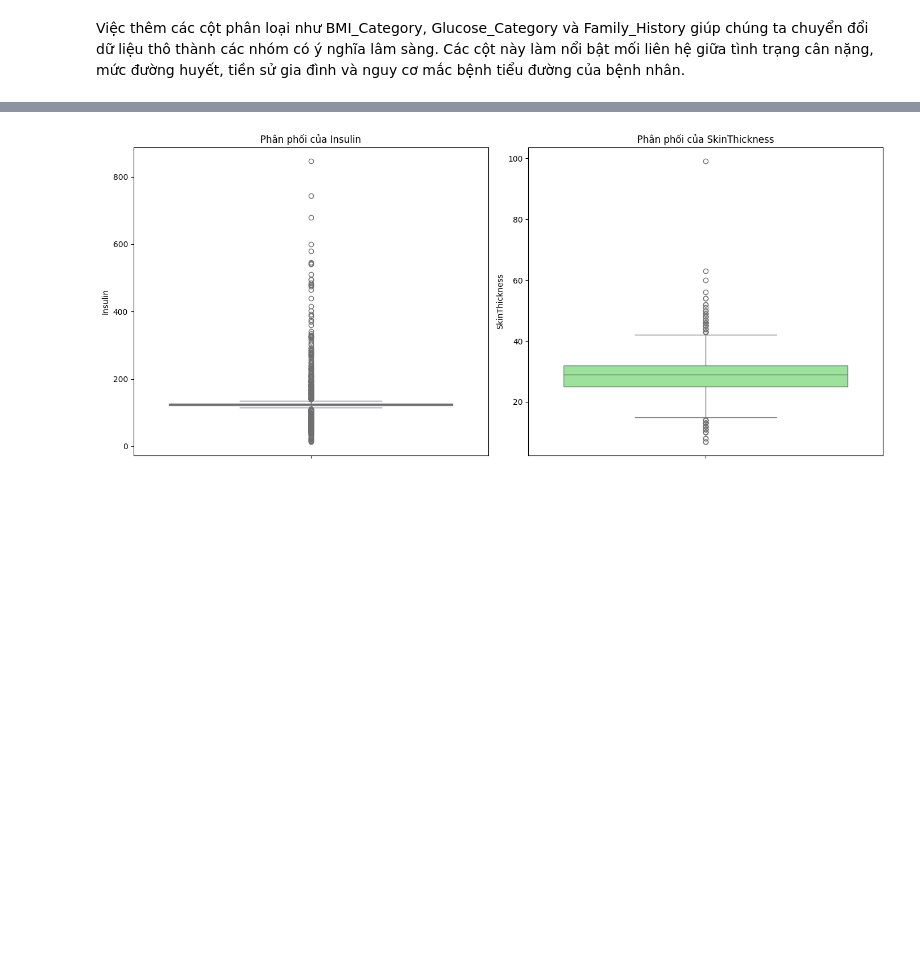
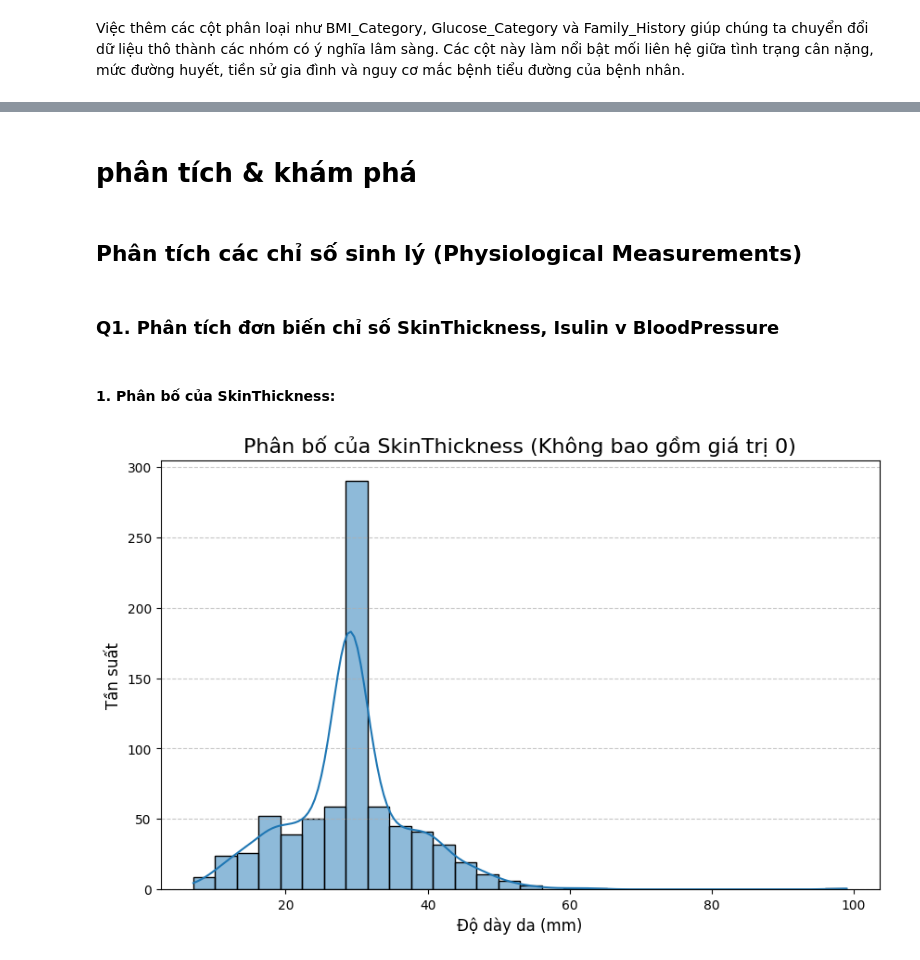
Before and after one commit to Mint0511/PTDL-25-26, a Jupyter notebook: hiep_3122410110_diabetes.ipynb, the cells around one changed output, grey strips where cells are left out. Drawn from its saved outputs; the diff is of its cells as text; code cells hidden in the pictures; blank space fills up the shorter version.

Commit message:
sửa file cá nhân: xóa những thứ không cần thiết và thêm những câu hỏi được giao

```diff
--- a/hiep_3122410110_diabetes.ipynb
+++ b/hiep_3122410110_diabetes.ipynb
@@ -459,17 +370,21 @@ plt.show()
-# %%
-fig, axes = plt.subplots(1, 2, figsize=(14, 6))
-
-# Boxplot cho Insulin
-sns.boxplot(y=df1['Insulin'], ax=axes[0], color='skyblue')
-axes[0].set_title('Phân phối của Insulin')
-axes[0].set_ylabel('Insulin')
-
-# Boxplot cho SkinThickness
-sns.boxplot(y=df1['SkinThickness'], ax=axes[1], color='lightgreen')
-axes[1].set_title('Phân phối của SkinThickness')
-axes[1].set_ylabel('SkinThickness')
-
-plt.tight_layout()
-plt.show()
-# %% [output]
-[figure, removed]
+# %% [markdown]
+# phân tích & khám phá
+# %% [markdown]
+## **Phân tích các chỉ số sinh lý (Physiological Measurements)**
+# %% [markdown]
+### Q1. Phân tích đơn biến chỉ số SkinThickness, Isulin v BloodPressure
+# %% [markdown]
+
+#### 1. Phân bố của SkinThickness:
+# %%
+# @title
+plt.figure(figsize=(10, 6))
+# Lọc các giá trị khác 0 để phân tích phân bố rõ hơn
+sns.histplot(df1['SkinThickness'], kde=True, bins=30)
+plt.title('Phân bố của SkinThickness (Không bao gồm giá trị 0)', fontsize=16)
+plt.xlabel('Độ dày da (mm)', fontsize=12)
+plt.ylabel('Tần suất', fontsize=12)
+plt.grid(axis='y', linestyle='--', alpha=0.7)
+plt.show()
+# %% [output]
+[figure, added]
```
Also changed, not shown: parts of 53 cells of this notebook.
